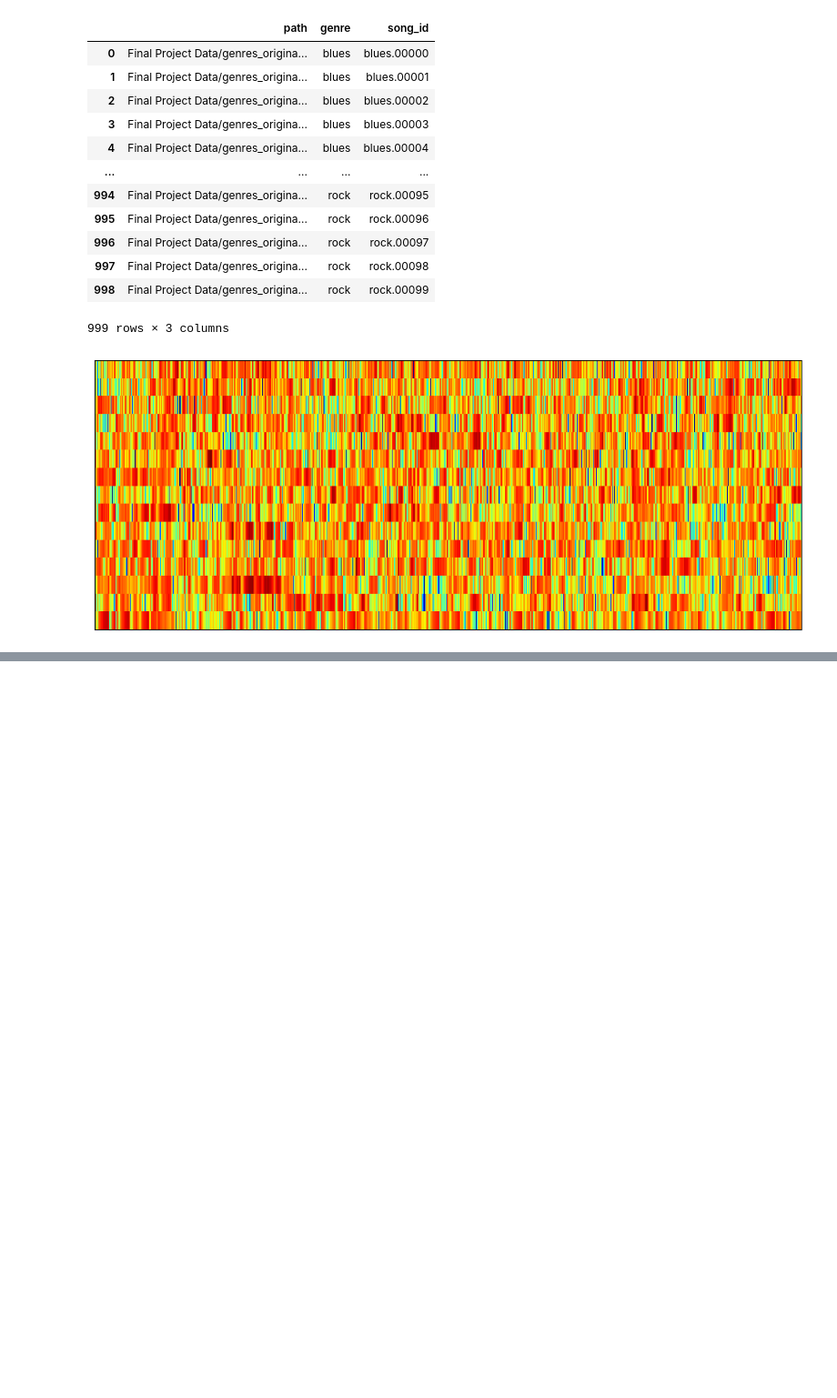
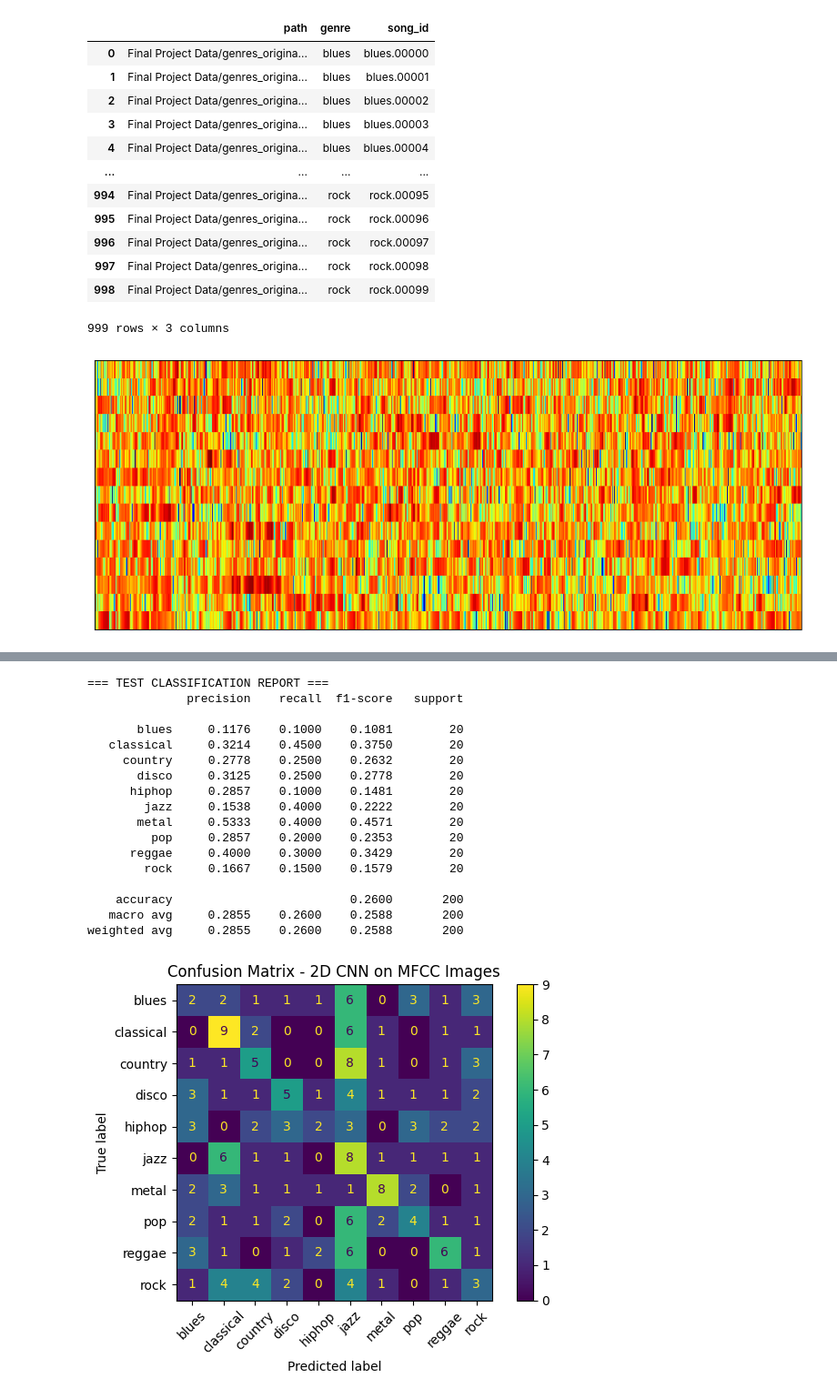
Before and after one commit to masondiz/Final-Project-EE-344, a Jupyter notebook: final_project_mfcc.ipynb, the cells around one changed output, grey strips where cells are left out. Shown at 91% size. Cells and saved outputs as stored; diff of their text form; code cells hidden in the pictures; blank space fills up the shorter version.

```diff
--- a/final_project_mfcc.ipynb
+++ b/final_project_mfcc.ipynb
@@ -232,0 +291,17 @@ Model Train Acc Train Prec(w) Train Rec(w) Train F1(w) Test Acc Test Prec(w) Tes
+# %%
+full_train_ds = TensorDataset(X_train_tensor.cpu(), y_train_tensor.cpu())
+
+val_size = int(0.2 * len(full_train_ds))
+train_size = len(full_train_ds) - val_size
+
+train_ds, val_ds = random_split(
+    full_train_ds,
+    [train_size, val_size],
+    generator=torch.Generator().manual_seed(seed)
+)
+
+test_ds = TensorDataset(X_test_tensor.cpu(), y_test_tensor.cpu())
+
+train_loader = DataLoader(train_ds, batch_size=batch_size, shuffle=True)
+val_loader   = DataLoader(val_ds, batch_size=batch_size, shuffle=False)
+test_loader  = DataLoader(test_ds, batch_size=batch_size, shuffle=False)
@@ -232,0 +411,49 @@ Model Train Acc Train Prec(w) Train Rec(w) Train F1(w) Test Acc Test Prec(w) Tes
+# %%
+# -------------------------------
+# 4) Predict helper
+# -------------------------------
+@torch.no_grad()
+def predict(loader):
+    model.eval()
+    ys, yh = [], []
+
+    for xb, yb in loader:
+        xb = xb.to(DEVICE)
+        logits = model(xb)
+        pred = logits.argmax(1).cpu().numpy()
+
+        yh.append(pred)
+        ys.append(yb.numpy())
+
+    return np.concatenate(ys), np.concatenate(yh)
+
+y_true, y_hat = predict(test_loader)
+
+print("\n=== TEST CLASSIFICATION REPORT ===")
+print(classification_report(y_true, y_hat, target_names=le.classes_, digits=4))
+
+cm = confusion_matrix(y_true, y_hat)
+disp = ConfusionMatrixDisplay(confusion_matrix=cm, display_labels=le.classes_)
+disp.plot(values_format="d", xticks_rotation=45)
+plt.title("Confusion Matrix - 2D CNN on MFCC Images")
+plt.tight_layout()
+plt.show()
+# %% [output]
+=== TEST CLASSIFICATION REPORT ===
+              precision    recall  f1-score   support
+
+       blues     0.1176    0.1000    0.1081        20
+   classical     0.3214    0.4500    0.3750        20
+     country     0.2778    0.2500    0.2632        20
+       disco     0.3125    0.2500    0.2778        20
+      hiphop     0.2857    0.1000    0.1481        20
+        jazz     0.1538    0.4000    0.2222        20
+       metal     0.5333    0.4000    0.4571        20
+         pop     0.2857    0.2000    0.2353        20
+      reggae     0.4000    0.3000    0.3429        20
+        rock     0.1667    0.1500    0.1579        20
+
+    accuracy                         0.2600       200
+   macro avg     0.2855    0.2600    0.2588       200
+weighted avg     0.2855    0.2600    0.2588       200
+[figure, added]
```
Also changed, not shown: parts of 10 cells of this notebook.
